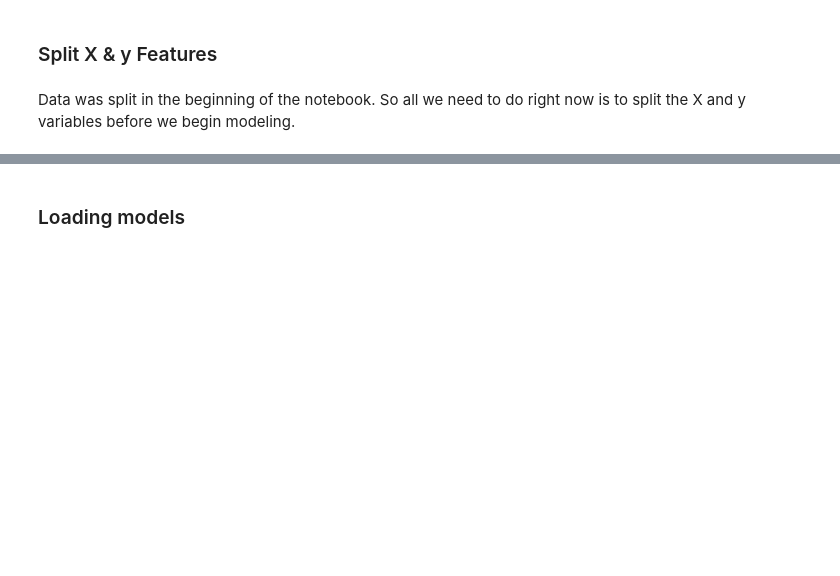
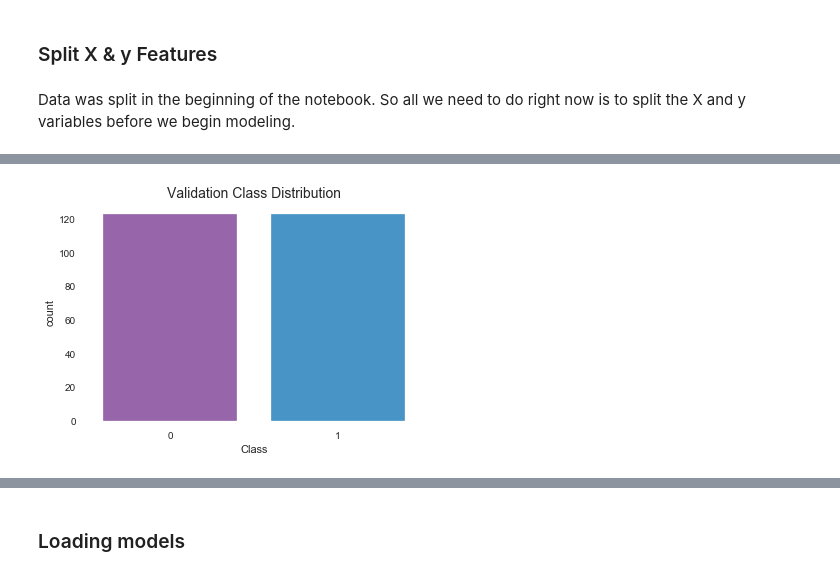
Before and after one commit to davidtnly/Python, a Jupyter notebook: MachineLearning/17-credit-card-fraud-detection.ipynb, the cells around one changed output, grey strips where cells are left out. Saved outputs shown, nothing was run; the diff lists cells and outputs as text; code cells hidden in the pictures; blank space fills up the shorter version.

```diff
--- a/MachineLearning/17-credit-card-fraud-detection.ipynb
+++ b/MachineLearning/17-credit-card-fraud-detection.ipynb
@@ -710,0 +752,16 @@ Data was split in the beginning of the notebook. So all we need to do right now
+# %%
+# Shuffle
+validation = validation.sample(frac=1, random_state=100)
+
+# Get same amount of fraud / non-fraud and concat
+fraud_validation = validation.loc[validation['Class'] == 1]
+non_fraud_validation = validation.loc[validation['Class'] == 0][:validation_fraud_count]
+combined_under_validation = pd.concat([fraud_validation, non_fraud_validation])
+combined_under_validation = combined_under_validation.sample(frac=1, random_state=100)
+# %%
+# Check
+sns.countplot('Class', data=combined_under_validation)
+plt.title('Validation Class Distribution', fontsize=14)
+plt.show()
+# %% [output]
+[figure, added]
```
Also changed, not shown: parts of 59 cells of this notebook, 2 other files.
